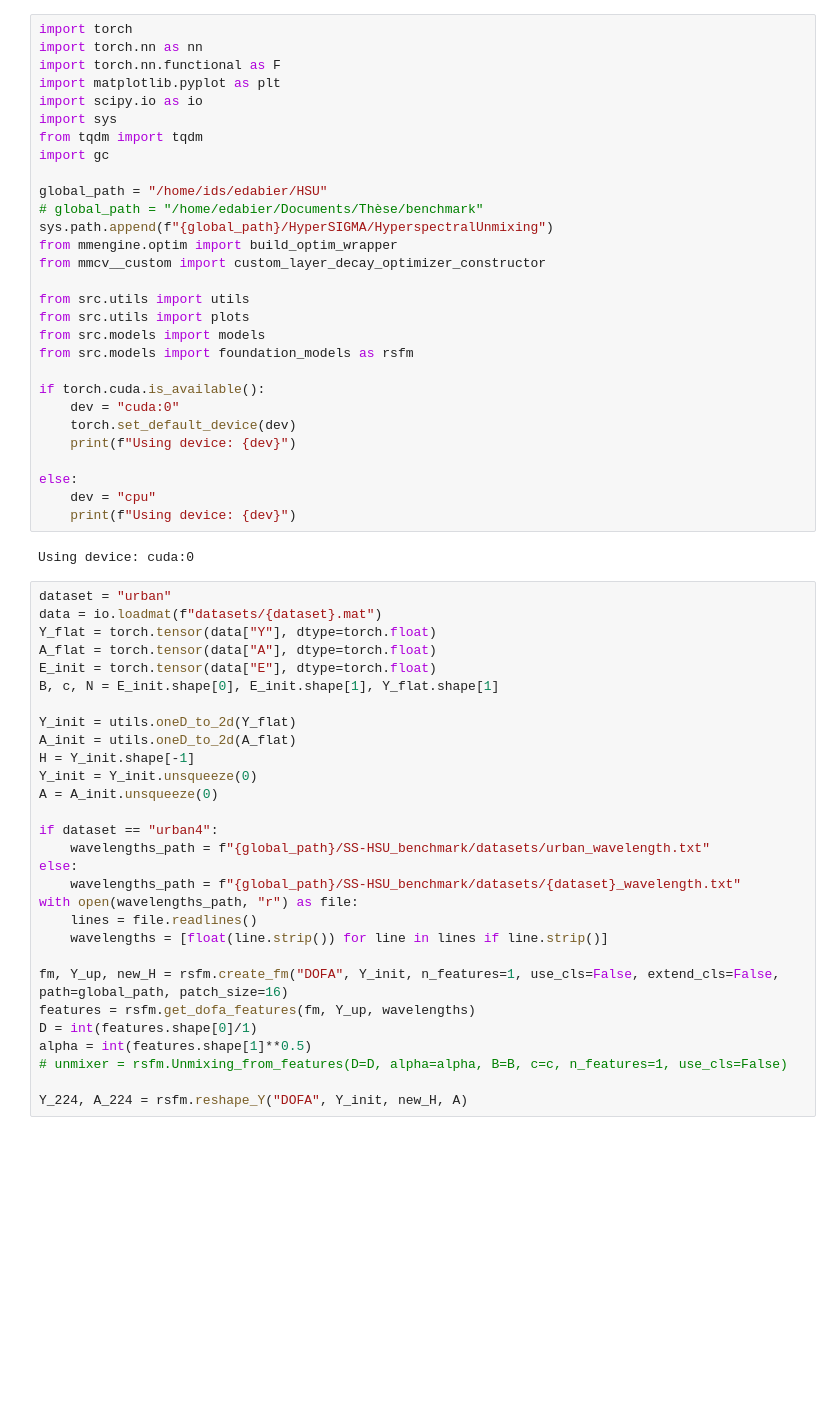
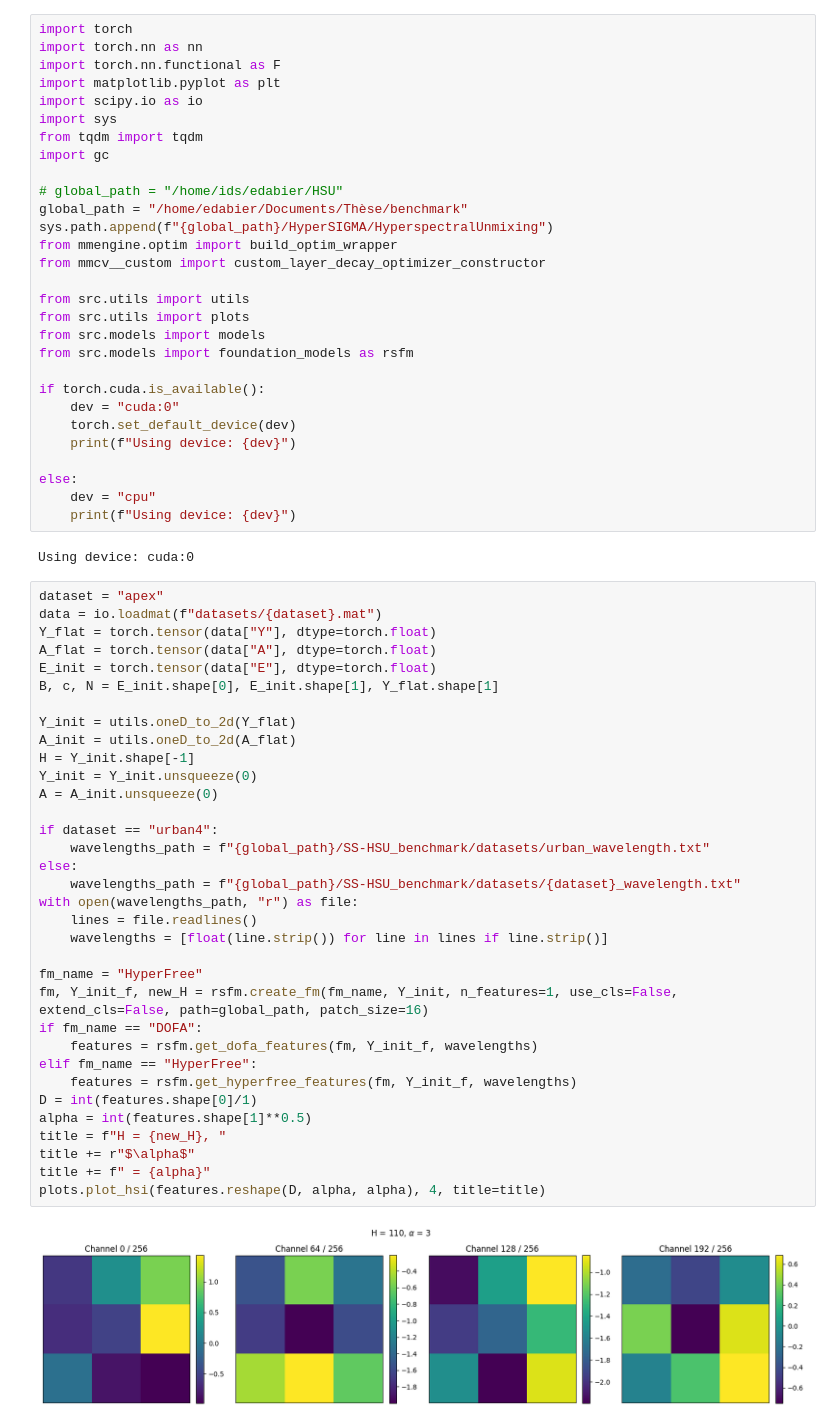
Before and after one commit to edabier/SS-HSU_benchmark, a Jupyter notebook: padding_training_2.ipynb, the cells around one changed output. Saved outputs shown, nothing was run; the diff lists cells and outputs as text; blank space fills up the shorter version.

```diff
--- a/padding_training_2.ipynb
+++ b/padding_training_2.ipynb
@@ -8,8 +8,8 @@ import sys
 from tqdm import tqdm
 import gc
 
-global_path = "/home/ids/edabier/HSU"
-# global_path = "/home/edabier/Documents/Thèse/benchmark"
+# global_path = "/home/ids/edabier/HSU"
+global_path = "/home/edabier/Documents/Thèse/benchmark"
 sys.path.append(f"{global_path}/HyperSIGMA/HyperspectralUnmixing")
 from mmengine.optim import build_optim_wrapper
 from mmcv__custom import custom_layer_decay_optimizer_constructor
@@ -30,31 +30,38 @@ else:
 # %% [output]
 Using device: cuda:0
 # %%
-dataset = "urban"
+dataset = "apex"
 data = io.loadmat(f"datasets/{dataset}.mat")
 Y_flat = torch.tensor(data["Y"], dtype=torch.float)
 A_flat = torch.tensor(data["A"], dtype=torch.float)
 E_init = torch.tensor(data["E"], dtype=torch.float)
 B, c, N = E_init.shape[0], E_init.shape[1], Y_flat.shape[1]
 
 Y_init = utils.oneD_to_2d(Y_flat)
 A_init = utils.oneD_to_2d(A_flat)
 H = Y_init.shape[-1]
 Y_init = Y_init.unsqueeze(0)
 A = A_init.unsqueeze(0)
 
 if dataset == "urban4":
     wavelengths_path = f"{global_path}/SS-HSU_benchmark/datasets/urban_wavelength.txt"
 else:
     wavelengths_path = f"{global_path}/SS-HSU_benchmark/datasets/{dataset}_wavelength.txt"
 with open(wavelengths_path, "r") as file:
     lines = file.readlines()
     wavelengths = [float(line.strip()) for line in lines if line.strip()]
 
-fm, Y_up, new_H = rsfm.create_fm("DOFA", Y_init, n_features=1, use_cls=False, extend_cls=False, path=global_path, patch_size=16)
-features = rsfm.get_dofa_features(fm, Y_up, wavelengths)
+fm_name = "HyperFree"
+fm, Y_init_f, new_H = rsfm.create_fm(fm_name, Y_init, n_features=1, use_cls=False, extend_cls=False, path=global_path, patch_size=16)
+if fm_name == "DOFA":
+    features = rsfm.get_dofa_features(fm, Y_init_f, wavelengths)
+elif fm_name == "HyperFree":
+    features = rsfm.get_hyperfree_features(fm, Y_init_f, wavelengths)
 D = int(features.shape[0]/1)
 alpha = int(features.shape[1]**0.5)
-# unmixer = rsfm.Unmixing_from_features(D=D, alpha=alpha, B=B, c=c, n_features=1, use_cls=False)
-
-Y_224, A_224 = rsfm.reshape_Y("DOFA", Y_init, new_H, A)
+title = f"H = {new_H}, "
+title += r"$\alpha$"
+title += f" = {alpha}"
+plots.plot_hsi(features.reshape(D, alpha, alpha), 4, title=title)
+# %% [output]
+[figure, added]
```
Also changed, not shown: parts of 6 cells of this notebook, 8 other files.
